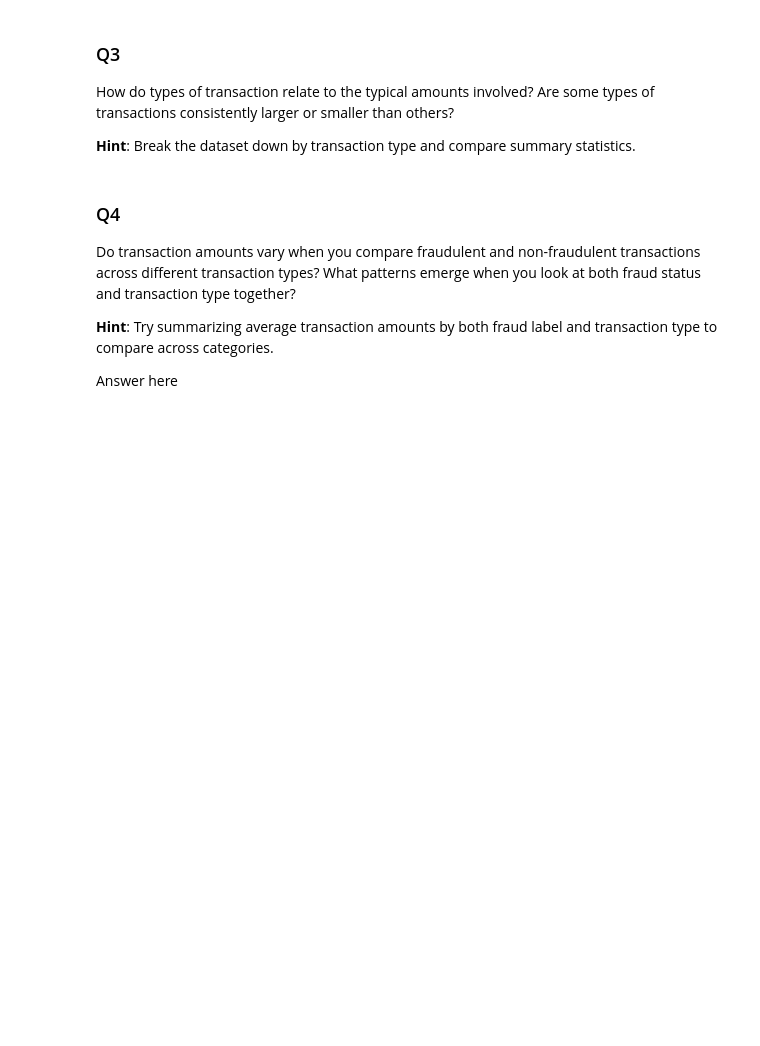
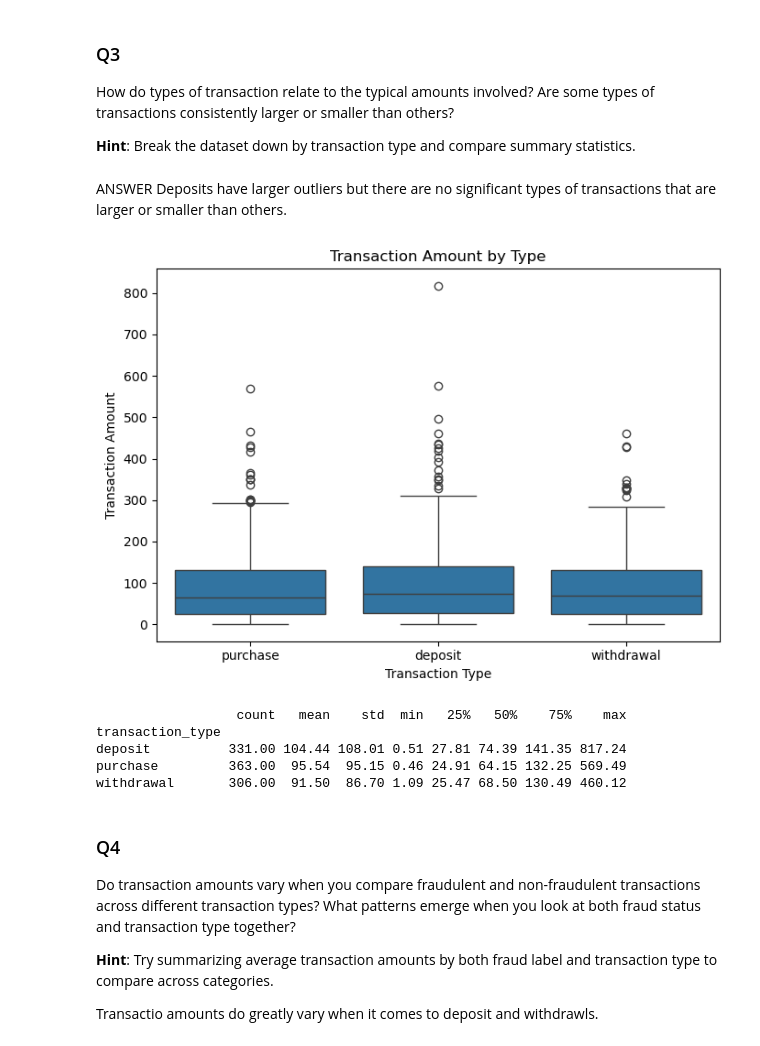
Before and after one commit to thecrownreturns/Detect-Fraud, a Jupyter notebook: notebooks/eda.ipynb, the cells around one changed output. Cells and saved outputs as stored; diff of their text form; code cells hidden in the pictures; blank space fills up the shorter version.

```diff
--- a/notebooks/eda.ipynb
+++ b/notebooks/eda.ipynb
@@ -83,6 +149,28 @@ Answer here
 How do types of transaction relate to the typical amounts involved? Are some types of transactions consistently larger or smaller than others?
 
 **Hint**: Break the dataset down by transaction type and compare summary statistics.
+# %% [markdown]
+ANSWER
+Deposits have larger outliers but there are no significant types of transactions that are larger or smaller than others.
+# %%
+plt.figure(figsize=(7, 5))
+sns.boxplot(data=transactions, x='transaction_type', y='transaction_amount')
+plt.title('Transaction Amount by Type')
+plt.xlabel('Transaction Type')
+plt.ylabel('Transaction Amount')
+plt.tight_layout()
+plt.show()
+# %% [output]
+[figure, added]
+# %%
+summary_stats = transactions.groupby('transaction_type')['transaction_amount'].describe()
+print(summary_stats)
+# %% [output]
+                  count   mean    std  min   25%   50%    75%    max
+transaction_type
+deposit          331.00 104.44 108.01 0.51 27.81 74.39 141.35 817.24
+purchase         363.00  95.54  95.15 0.46 24.91 64.15 132.25 569.49
+withdrawal       306.00  91.50  86.70 1.09 25.47 68.50 130.49 460.12
 # %% [markdown]
 ### Q4
 
@@ -90,4 +178,4 @@ Do transaction amounts vary when you compare fraudulent and non-fraudulent trans
 
 **Hint**:  Try summarizing average transaction amounts by both fraud label and transaction type to compare across categories.
 
-Answer here
+Transactio amounts do greatly vary when it comes to deposit and withdrawls.
```
Also changed, not shown: parts of 24 cells of this notebook.
